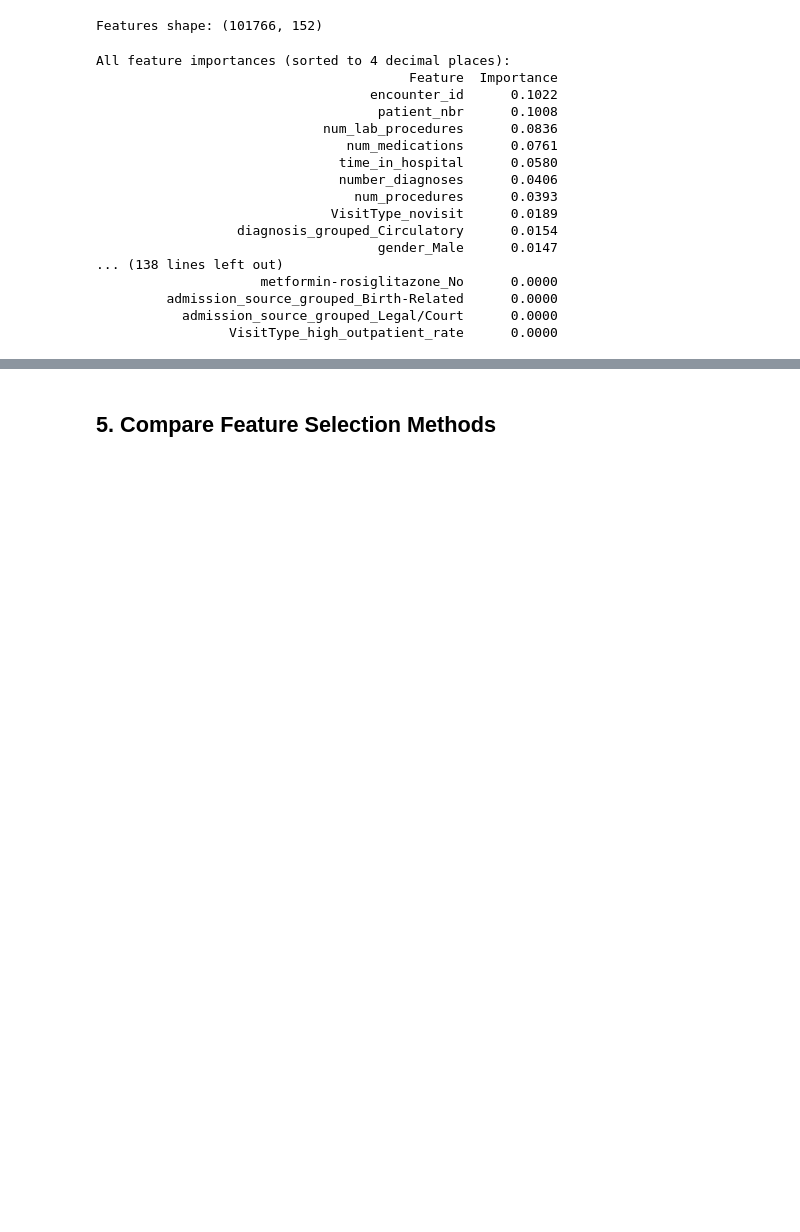
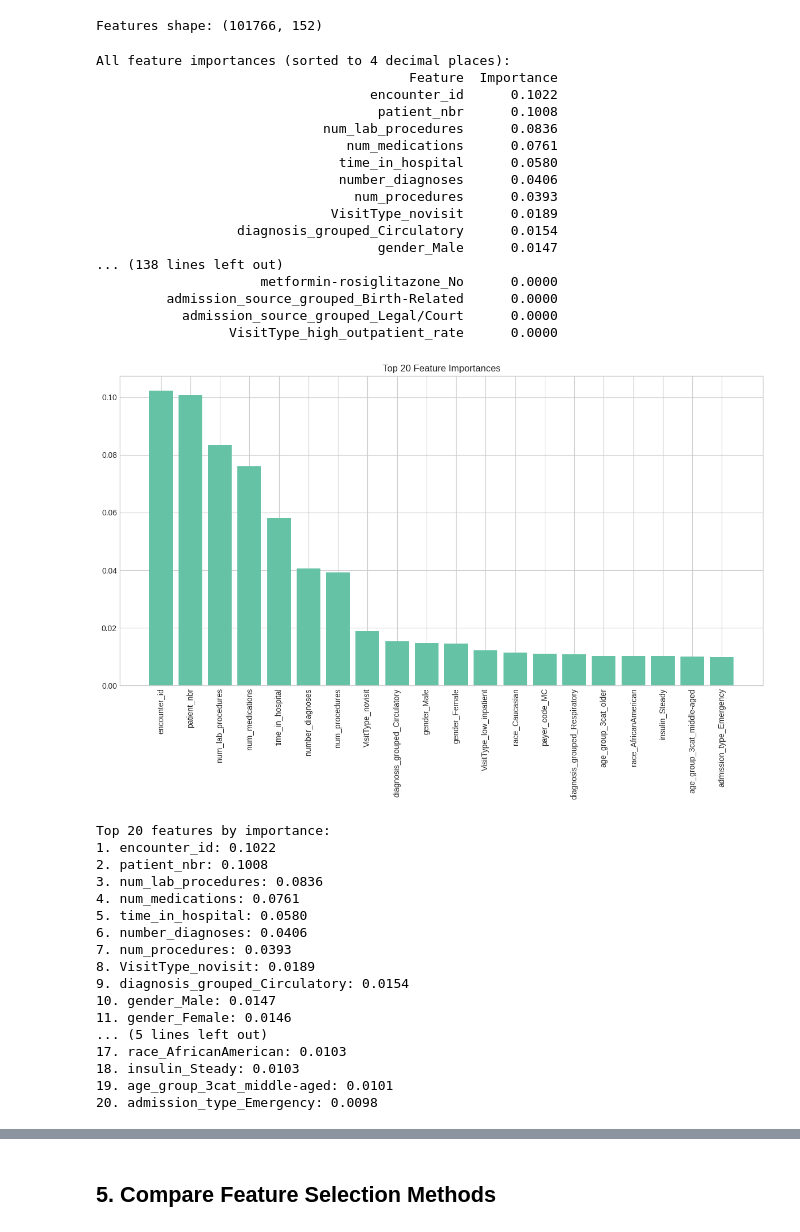
Before and after one commit to Shridhar7-8/Data-Visualization-Project, a Jupyter notebook: notebooks/02_feature_engineering.ipynb, the cells around one changed output, grey strips where cells are left out. Saved outputs shown, nothing was run; the diff lists cells and outputs as text; code cells hidden in the pictures; blank space fills up the shorter version.

```diff
--- a/notebooks/02_feature_engineering.ipynb
+++ b/notebooks/02_feature_engineering.ipynb
@@ -427,41 +427,80 @@ print(f"Features shape: {X.shape}")
 # %% [output]
 Features shape: (101766, 152)
 # %%
+import pandas as pd
+import numpy as np
+import matplotlib.pyplot as plt
+from sklearn.ensemble import RandomForestClassifier
+
 # Train the model
 rf = RandomForestClassifier(n_estimators=100, random_state=42)
 rf.fit(X, y)
 
-# Create a DataFrame for feature importances
+# Get feature importances
 importances = rf.feature_importances_
+indices = np.argsort(importances)[::-1]
+
+# Create DataFrame of feature importances
 feature_importance_df = pd.DataFrame({
     'Feature': X.columns,
     'Importance': importances
 })
 
-# Format to 4 decimal places
+# Round to 4 decimal places
 feature_importance_df['Importance'] = feature_importance_df['Importance'].round(4)
 
-# Sort in descending order
+# Sort descending
 feature_importance_df = feature_importance_df.sort_values(by='Importance', ascending=False)
 
-# Print all
+# Print all feature importances
 print("All feature importances (sorted to 4 decimal places):")
 print(feature_importance_df.to_string(index=False))
+
+# Plot the top 20 features
+plt.figure(figsize=(12, 8))
+plt.title('Top 20 Feature Importances')
+plt.bar(range(20), importances[indices][:20], align='center')
+plt.xticks(range(20), X.columns[indices][:20], rotation=90)
+plt.tight_layout()
+plt.show()
+
+# Print top 20 features
+print("\nTop 20 features by importance:")
+for i in range(20):
+    print(f"{i+1}. {X.columns[indices][i]}: {importances[indices][i]:.4f}")
 # %% [output]
 All feature importances (sorted to 4 decimal places):
                                         Feature  Importance
                                    encounter_id      0.1022
                                     patient_nbr      0.1008
                              num_lab_procedures      0.0836
                                 num_medications      0.0761
                                time_in_hospital      0.0580
                                number_diagnoses      0.0406
                                  num_procedures      0.0393
                               VisitType_novisit      0.0189
                   diagnosis_grouped_Circulatory      0.0154
                                     gender_Male      0.0147
 ... (138 lines left out)
                      metformin-rosiglitazone_No      0.0000
          admission_source_grouped_Birth-Related      0.0000
            admission_source_grouped_Legal/Court      0.0000
                  VisitType_high_outpatient_rate      0.0000
+[figure, added]
+Top 20 features by importance:
+1. encounter_id: 0.1022
+2. patient_nbr: 0.1008
+3. num_lab_procedures: 0.0836
+4. num_medications: 0.0761
+5. time_in_hospital: 0.0580
+6. number_diagnoses: 0.0406
+7. num_procedures: 0.0393
+8. VisitType_novisit: 0.0189
+9. diagnosis_grouped_Circulatory: 0.0154
+10. gender_Male: 0.0147
+11. gender_Female: 0.0146
+... (5 lines left out)
+17. race_AfricanAmerican: 0.0103
+18. insulin_Steady: 0.0103
+19. age_group_3cat_middle-aged: 0.0101
+20. admission_type_Emergency: 0.0098
```
Also changed, not shown: parts of 1 cell of this notebook.
